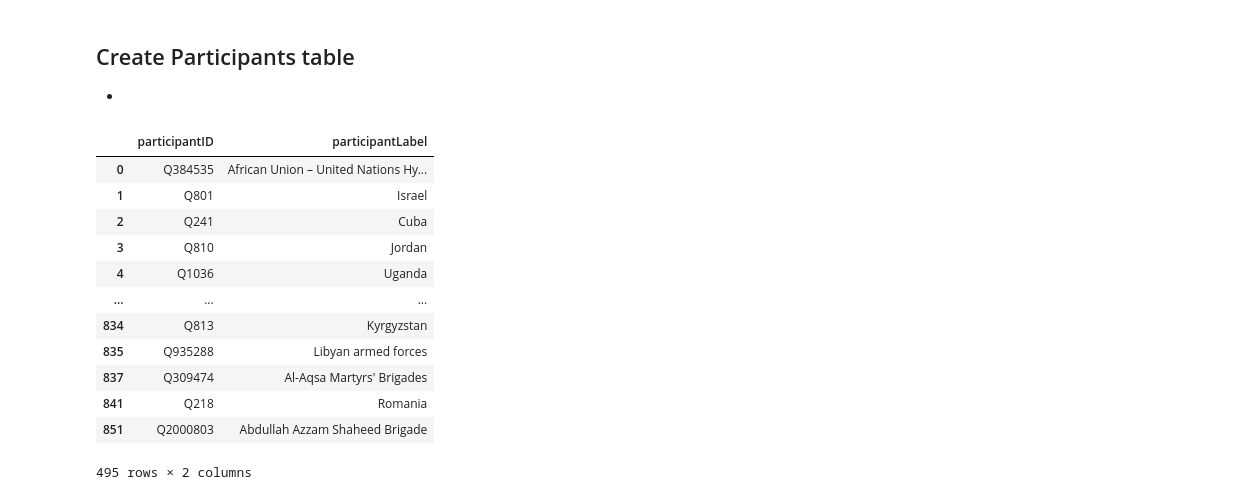
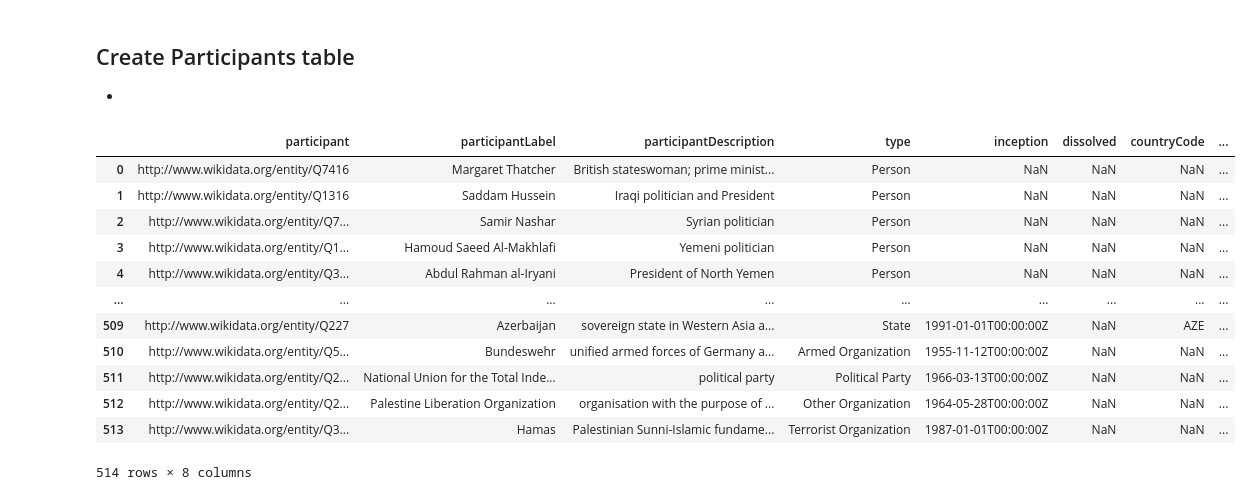
Before and after one commit to piehld/IS532-Final-Project, a Jupyter notebook: Wrangle_Tables.ipynb, the cells around one changed output. Cells and saved outputs as stored; diff of their text form; code cells hidden in the pictures.

```diff
--- a/Wrangle_Tables.ipynb
+++ b/Wrangle_Tables.ipynb
@@ -138,17 +194,17 @@ all_par = war_par[['participantID', 'participantLabel']].copy().drop_duplicates(
-# %%
-all_par
-# %% [output]
-|  | participantID | participantLabel |
-| 0 | Q384535 | African Union – United Nations Hy... |
-| 1 | Q801 | Israel |
-| 2 | Q241 | Cuba |
-| 3 | Q810 | Jordan |
-| 4 | Q1036 | Uganda |
-| ... | ... | ... |
-| 834 | Q813 | Kyrgyzstan |
-| 835 | Q935288 | Libyan armed forces |
-| 837 | Q309474 | Al-Aqsa Martyrs' Brigades |
-| 841 | Q218 | Romania |
-| 851 | Q2000803 | Abdullah Azzam Shaheed Brigade |
-495 rows × 2 columns
+# %%
+par
+# %% [output]
+|  | participant | participantLabel | participantDescription | type | inception | dissolved | countryCode | ... |
+| 0 | http://www.wikidata.org/entity/Q7416 | Margaret Thatcher | British stateswoman; prime minist... | Person | NaN | NaN | NaN | ... |
+| 1 | http://www.wikidata.org/entity/Q1316 | Saddam Hussein | Iraqi politician and President | Person | NaN | NaN | NaN | ... |
+| 2 | http://www.wikidata.org/entity/Q7... | Samir Nashar | Syrian politician | Person | NaN | NaN | NaN | ... |
+| 3 | http://www.wikidata.org/entity/Q1... | Hamoud Saeed Al-Makhlafi | Yemeni politician | Person | NaN | NaN | NaN | ... |
+| 4 | http://www.wikidata.org/entity/Q3... | Abdul Rahman al-Iryani | President of North Yemen | Person | NaN | NaN | NaN | ... |
+| ... | ... | ... | ... | ... | ... | ... | ... | ... |
+| 509 | http://www.wikidata.org/entity/Q227 | Azerbaijan | sovereign state in Western Asia a... | State | 1991-01-01T00:00:00Z | NaN | AZE | ... |
+| 510 | http://www.wikidata.org/entity/Q5... | Bundeswehr | unified armed forces of Germany a... | Armed Organization | 1955-11-12T00:00:00Z | NaN | NaN | ... |
+| 511 | http://www.wikidata.org/entity/Q2... | National Union for the Total Inde... | political party | Political Party | 1966-03-13T00:00:00Z | NaN | NaN | ... |
+| 512 | http://www.wikidata.org/entity/Q2... | Palestine Liberation Organization | organisation with the purpose of ... | Other Organization | 1964-05-28T00:00:00Z | NaN | NaN | ... |
+| 513 | http://www.wikidata.org/entity/Q3... | Hamas | Palestinian Sunni-Islamic fundame... | Terrorist Organization | 1987-01-01T00:00:00Z | NaN | NaN | ... |
+514 rows × 8 columns
 # %%
```
Also changed, not shown: parts of 32 cells of this notebook, 16 other files.
